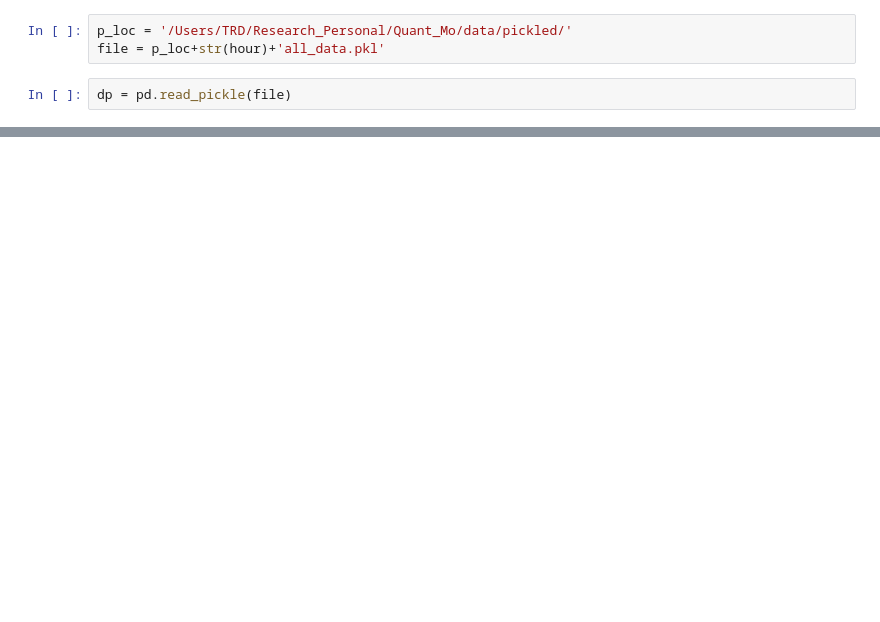
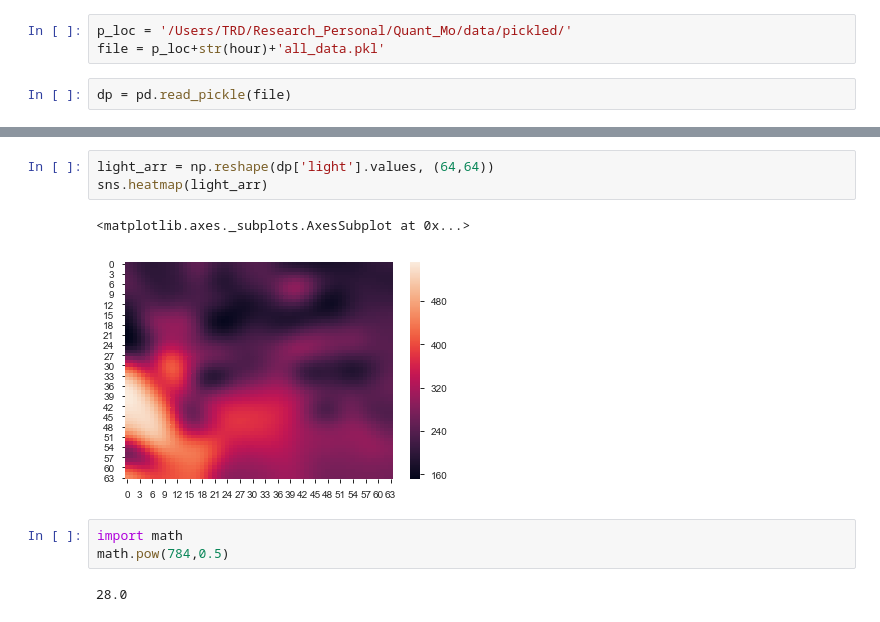
Before and after one commit to trdougherty/Quant_Mo, a Jupyter notebook: pandas_pickle.ipynb, the cells around one changed output, grey strips where cells are left out. Cells and saved outputs as stored; diff of their text form; blank space fills up the shorter version.

```diff
--- a/pandas_pickle.ipynb
+++ b/pandas_pickle.ipynb
@@ -23,0 +53,11 @@ LinAlgError: singular matrix
+# %%
+light_arr = np.reshape(dp['light'].values, (64,64))
+sns.heatmap(light_arr)
+# %% [output]
+<matplotlib.axes._subplots.AxesSubplot at 0x...>
+[figure, added]
+# %%
+import math
+math.pow(784,0.5)
+# %% [output]
+28.0
```
Also changed, not shown: parts of 8 cells of this notebook, 17 other files.
